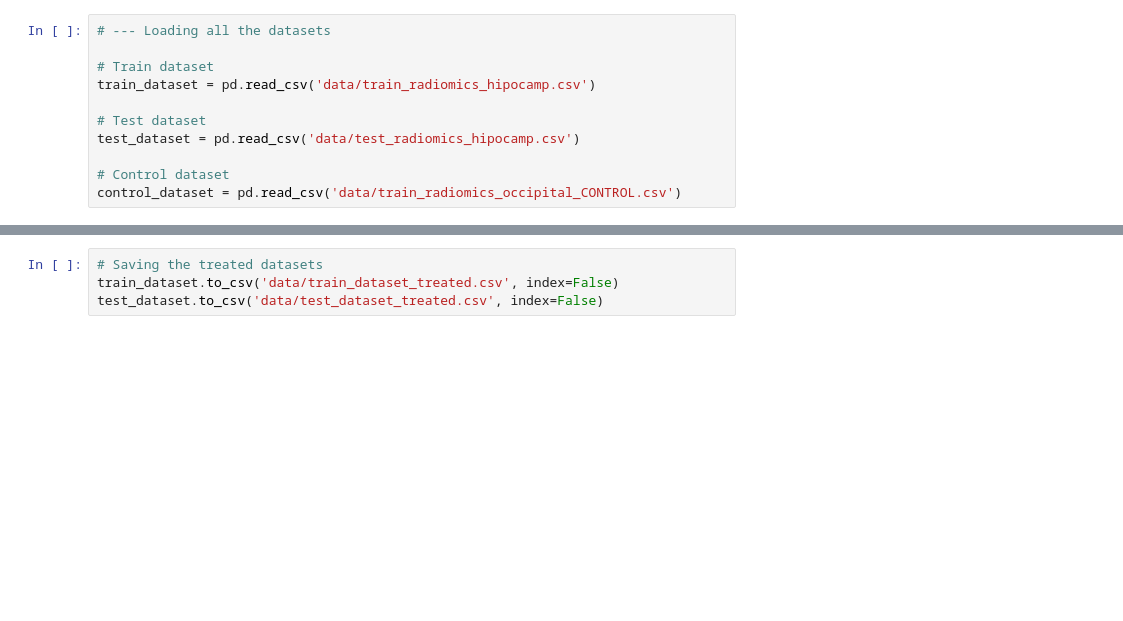
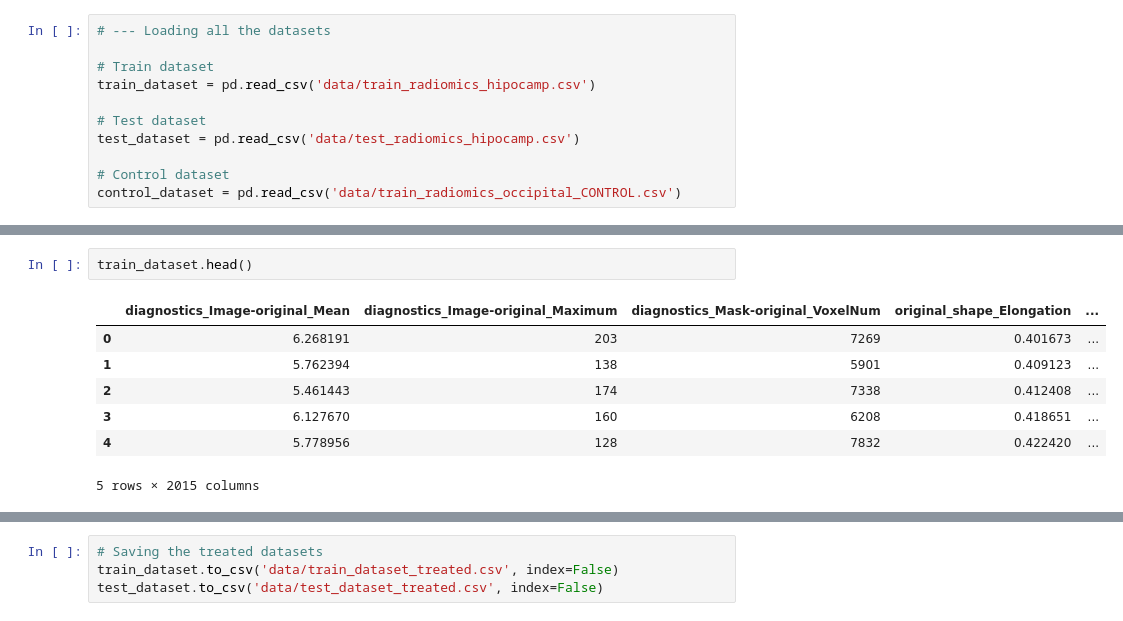
Before and after one commit to bohrges/DAA, a Jupyter notebook: project.ipynb, the cells around one changed output, grey strips where cells are left out. Saved outputs shown, nothing was run; the diff lists cells and outputs as text; blank space fills up the shorter version.

```diff
--- a/project.ipynb
+++ b/project.ipynb
@@ -200,0 +244,10 @@ plt.show()
+# %%
+train_dataset.head()
+# %% [output]
+|  | diagnostics_Image-original_Mean | diagnostics_Image-original_Maximum | diagnostics_Mask-original_VoxelNum | original_shape_Elongation | ... |
+| 0 | 6.268191 | 203 | 7269 | 0.401673 | ... |
+| 1 | 5.762394 | 138 | 5901 | 0.409123 | ... |
+| 2 | 5.461443 | 174 | 7338 | 0.412408 | ... |
+| 3 | 6.127670 | 160 | 6208 | 0.418651 | ... |
+| 4 | 5.778956 | 128 | 7832 | 0.422420 | ... |
+5 rows × 2015 columns
```
Also changed, not shown: parts of 18 cells of this notebook, 5 other files.
